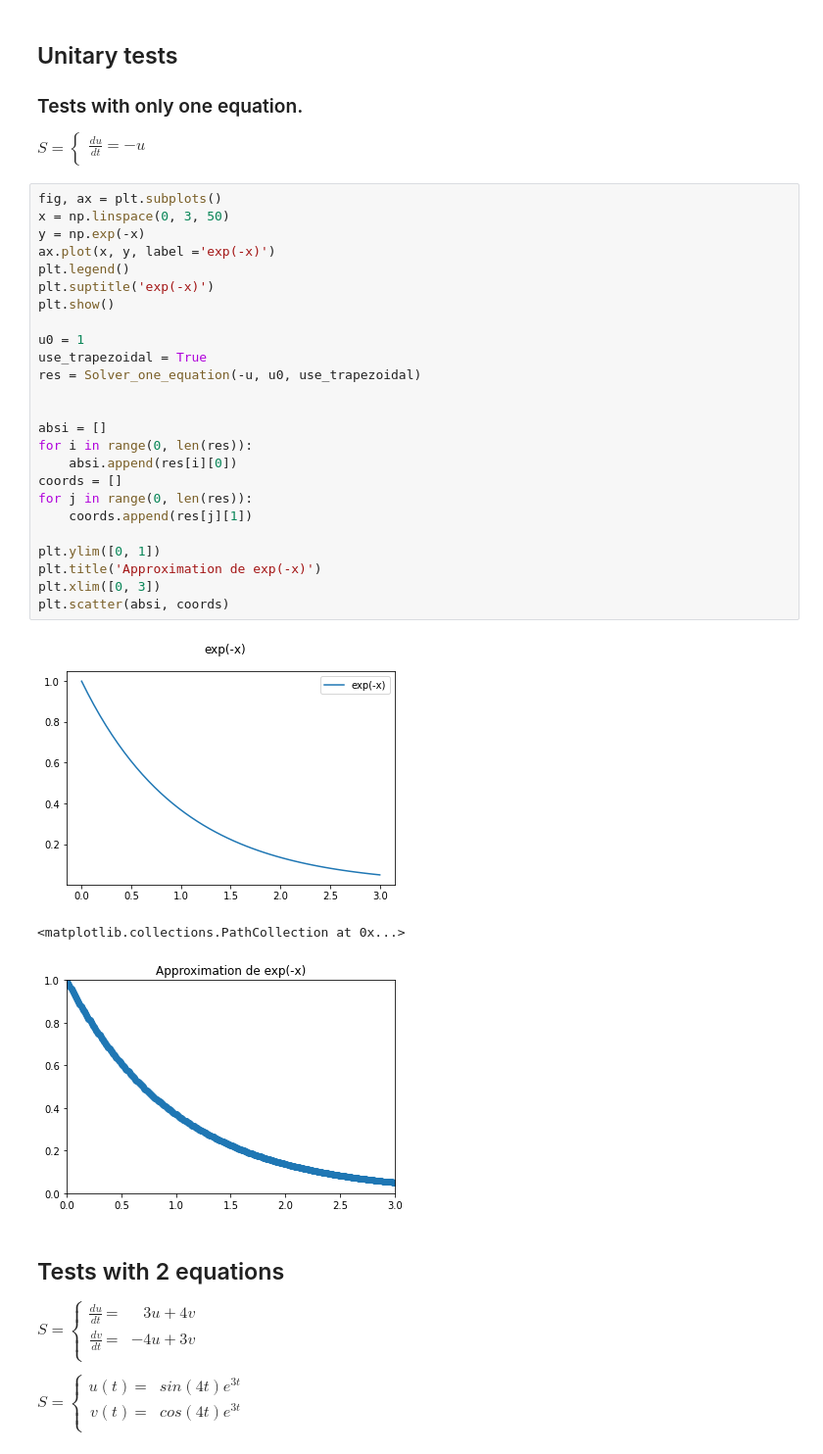
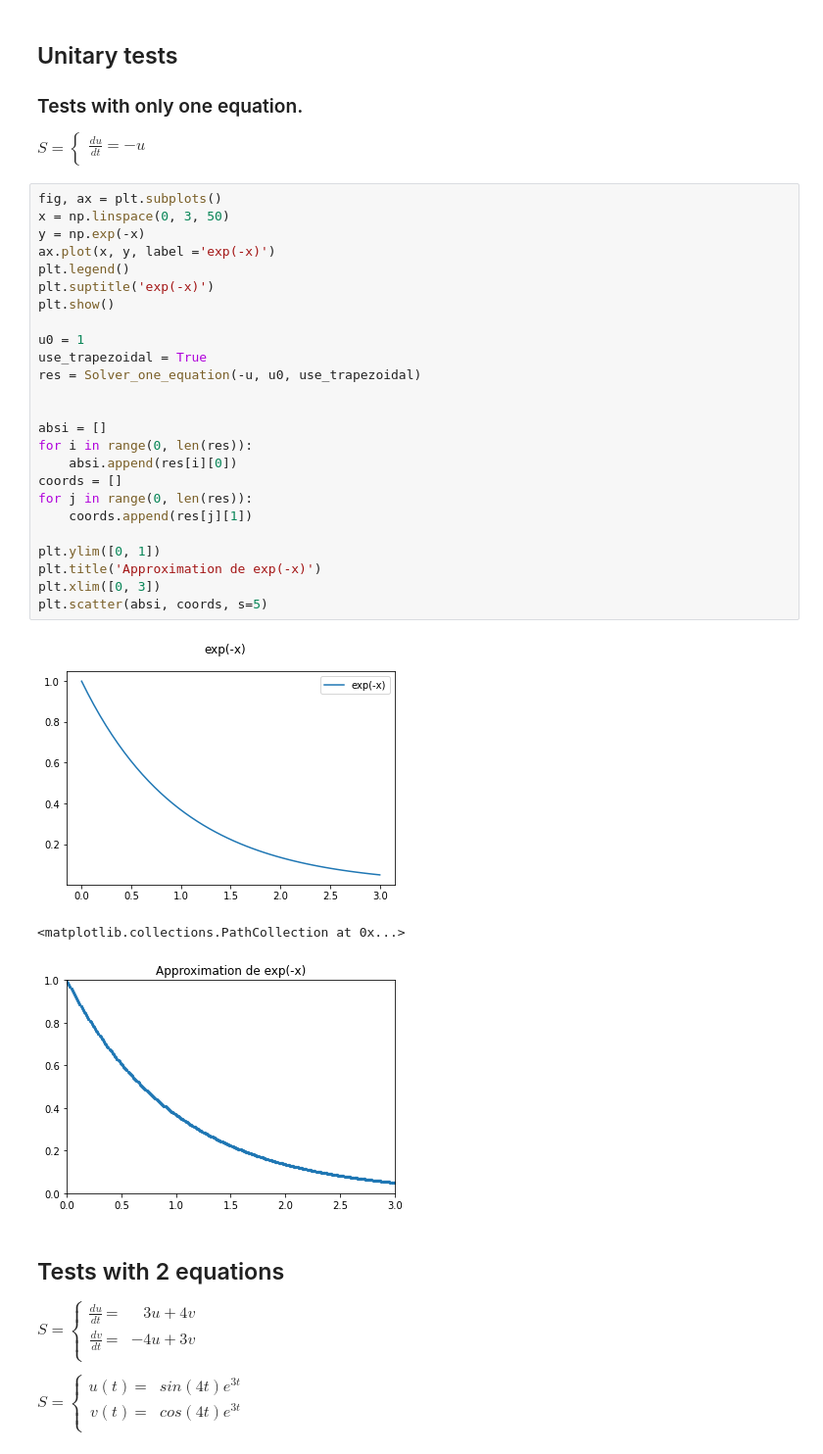
Before and after one commit to AlexPoiron/FirstModel, a Jupyter notebook: Tests.ipynb, the cells around one changed output. Shown at 98% size. Drawn from its saved outputs; the diff is of its cells as text.

```diff
--- a/Tests.ipynb
+++ b/Tests.ipynb
@@ -14,32 +14,32 @@ $
 # %%
 fig, ax = plt.subplots()
 x = np.linspace(0, 3, 50)
 y = np.exp(-x)
 ax.plot(x, y, label ='exp(-x)')
 plt.legend()
 plt.suptitle('exp(-x)')
 plt.show()
 
 u0 = 1
 use_trapezoidal = True
 res = Solver_one_equation(-u, u0, use_trapezoidal)
 
 
 absi = []
 for i in range(0, len(res)):
     absi.append(res[i][0])
 coords = []
 for j in range(0, len(res)):
     coords.append(res[j][1])
 
 plt.ylim([0, 1])
 plt.title('Approximation de exp(-x)')
 plt.xlim([0, 3])
-plt.scatter(absi, coords)
+plt.scatter(absi, coords, s=5)
 # %% [output]
 [figure]
 <matplotlib.collections.PathCollection at 0x...>
-[figure, old version]
+[figure, new version]
 # %% [markdown]
 ## Tests with 2 equations
 
```
Also changed, not shown: parts of 3 cells of this notebook, 4 other files.
